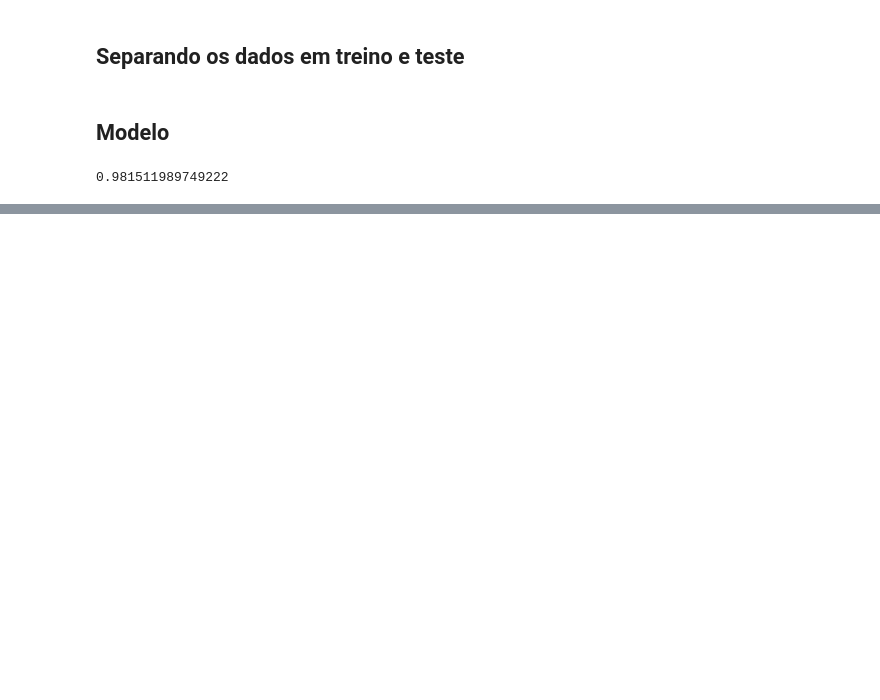
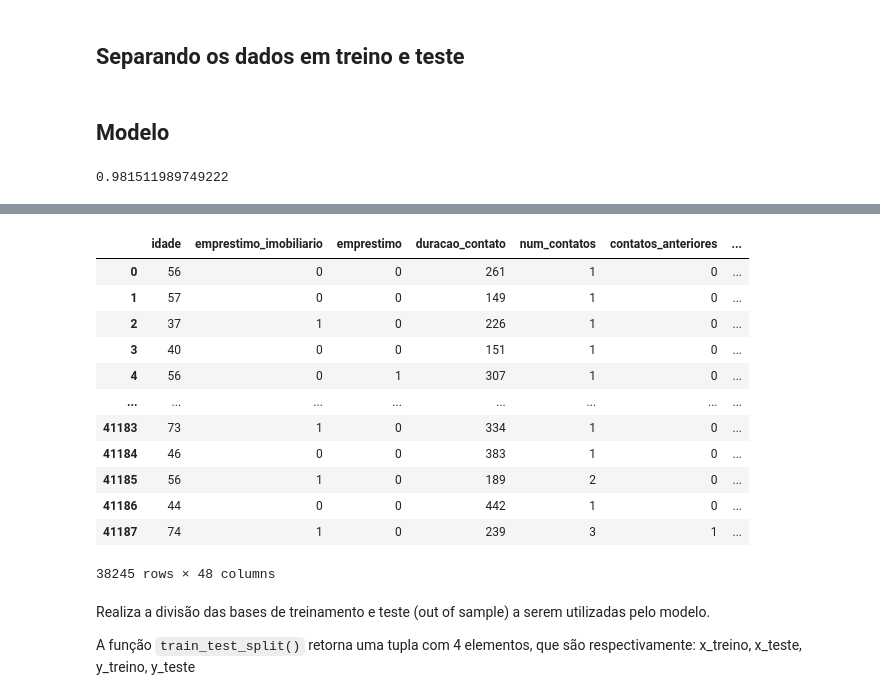
Before and after one commit to bruno-marcelino10/projeto-icd-ufmg, a Jupyter notebook: notebook/EDA.ipynb, the cells around one changed output, grey strips where cells are left out. Drawn from its saved outputs; the diff is of its cells as text; code cells hidden in the pictures; blank space fills up the shorter version.

```diff
--- a/notebook/EDA.ipynb
+++ b/notebook/EDA.ipynb
@@ -666,2 +580,0 @@ dr.head()
-# %%
-pd.set_option('display.max_columns', None)
@@ -727,0 +673,49 @@ print(pred)
+# %%
+tmp = df.copy()
+
+tmp['estado_civil'] = tmp['estado_civil'].replace(['single', 'divorced'], 'non-married')
+one_hot_estado_civil = pd.get_dummies(tmp['estado_civil'],dtype=int)
+tmp = tmp.drop('estado_civil', axis=1)
+tmp = tmp.join(one_hot_estado_civil)
+
+tmp['educacao'] = tmp['educacao'].replace(['basic.4y', 'basic.9y', 'basic.6y'], 'basic')
+one_hot_educacao = pd.get_dummies(tmp['educacao'],dtype=int)
+tmp = tmp.drop('educacao', axis=1)
+tmp = tmp.join(one_hot_educacao)
+
+tmp['emprestimo'] = tmp['emprestimo'].replace(['yes', 'no'], [1,0])
+tmp['emprestimo_imobiliario'] = tmp['emprestimo_imobiliario'].replace(['yes', 'no'], [1,0])
+
+one_hot_forma_contato = pd.get_dummies(tmp['forma_contato'],dtype=int)
+tmp = tmp.drop('forma_contato', axis=1)
+tmp = tmp.join(one_hot_forma_contato)
+
+one_hot_mes = pd.get_dummies(tmp['mes_contato'],dtype=int)
+tmp = tmp.drop('mes_contato', axis=1)
+tmp = tmp.join(one_hot_mes)
+
+one_hot_dia = pd.get_dummies(tmp['dia_contato'],dtype=int)
+tmp = tmp.drop('dia_contato', axis=1)
+tmp = tmp.join(one_hot_dia)
+
+tmp['resultado_anterior'] = tmp['resultado_anterior'].replace(['failure','nonexistent', 'success'], [-1,0,1])
+
+one_hot_emprego = pd.get_dummies(tmp['emprego'],dtype=int)
+tmp = tmp.drop('emprego', axis=1)
+tmp = tmp.join(one_hot_emprego)
+
+tmp['resultado'] = tmp['resultado'].replace(['yes','no'], [1,0])
+# %% [output]
+|  | idade | emprestimo_imobiliario | emprestimo | duracao_contato | num_contatos | contatos_anteriores | ... |
+| 0 | 56 | 0 | 0 | 261 | 1 | 0 | ... |
+| 1 | 57 | 0 | 0 | 149 | 1 | 0 | ... |
+| 2 | 37 | 1 | 0 | 226 | 1 | 0 | ... |
+| 3 | 40 | 0 | 0 | 151 | 1 | 0 | ... |
+| 4 | 56 | 0 | 1 | 307 | 1 | 0 | ... |
+| ... | ... | ... | ... | ... | ... | ... | ... |
+| 41183 | 73 | 1 | 0 | 334 | 1 | 0 | ... |
+| 41184 | 46 | 0 | 0 | 383 | 1 | 0 | ... |
+| 41185 | 56 | 1 | 0 | 189 | 2 | 0 | ... |
+| 41186 | 44 | 0 | 0 | 442 | 1 | 0 | ... |
+| 41187 | 74 | 1 | 0 | 239 | 3 | 1 | ... |
+38245 rows × 48 columns
@@ -727,0 +729,4 @@ print(pred)
+# %% [markdown]
+Realiza a divisão das bases de treinamento e teste (out of sample) a serem utilizadas pelo modelo.
+
+A função `train_test_split()` retorna uma tupla com 4 elementos, que são respectivamente: x_treino, x_teste, y_treino, y_teste
```
Also changed, not shown: parts of 42 cells of this notebook.
